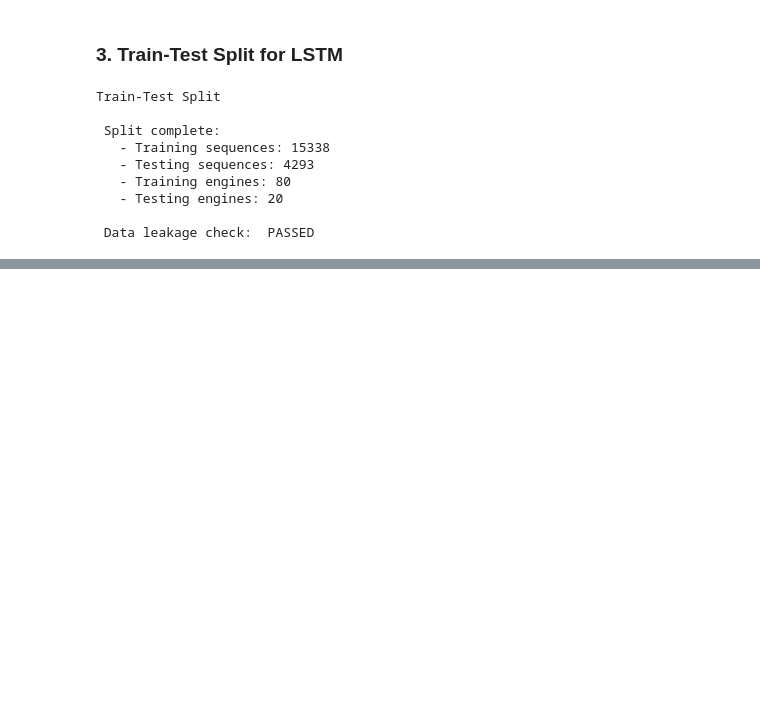
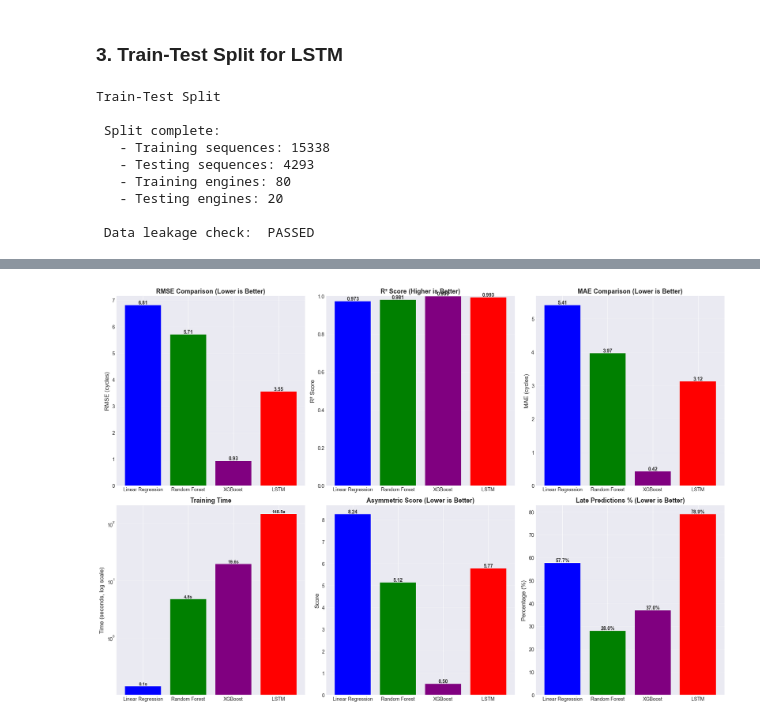
Before and after one commit to kumaraadya/Predictive-Maintenance-for-Industrial-Equipment, a Jupyter notebook: notebooks/04_lstm_and_evaluation.ipynb, the cells around one changed output, grey strips where cells are left out. Drawn from its saved outputs; the diff is of its cells as text; code cells hidden in the pictures; blank space fills up the shorter version.

```diff
--- a/notebooks/04_lstm_and_evaluation.ipynb
+++ b/notebooks/04_lstm_and_evaluation.ipynb
@@ -161,0 +624,69 @@ Train-Test Split
+# %%
+fig, axes = plt.subplots(2, 3, figsize=(18, 12))
+
+bars1 = axes[0, 0].bar(all_results['model'], all_results['rmse'],
+                       color=['blue', 'green', 'purple', 'red'])
+axes[0, 0].set_ylabel('RMSE (cycles)', fontsize=12)
+axes[0, 0].set_title('RMSE Comparison (Lower is Better)', fontsize=13, fontweight='bold')
+axes[0, 0].grid(True, alpha=0.3, axis='y')
+for i, bar in enumerate(bars1):
+    height = bar.get_height()
+    axes[0, 0].text(bar.get_x() + bar.get_width()/2., height,
+                    f'{height:.2f}', ha='center', va='bottom', fontweight='bold')
+
+bars2 = axes[0, 1].bar(all_results['model'], all_results['r2'],
+                       color=['blue', 'green', 'purple', 'red'])
+axes[0, 1].set_ylabel('R² Score', fontsize=12)
+axes[0, 1].set_title('R² Score (Higher is Better)', fontsize=13, fontweight='bold')
+axes[0, 1].set_ylim([0, 1])
+axes[0, 1].grid(True, alpha=0.3, axis='y')
+for i, bar in enumerate(bars2):
+    height = bar.get_height()
+    axes[0, 1].text(bar.get_x() + bar.get_width()/2., height,
+                    f'{height:.3f}', ha='center', va='bottom', fontweight='bold')
+
+bars3 = axes[0, 2].bar(all_results['model'], all_results['mae'],
+                       color=['blue', 'green', 'purple', 'red'])
+axes[0, 2].set_ylabel('MAE (cycles)', fontsize=12)
+axes[0, 2].set_title('MAE Comparison (Lower is Better)', fontsize=13, fontweight='bold')
+axes[0, 2].grid(True, alpha=0.3, axis='y')
+for i, bar in enumerate(bars3):
+    height = bar.get_height()
+    axes[0, 2].text(bar.get_x() + bar.get_width()/2., height,
+                    f'{height:.2f}', ha='center', va='bottom', fontweight='bold')
+
+bars4 = axes[1, 0].bar(all_results['model'], all_results['training_time'],
+                       color=['blue', 'green', 'purple', 'red'])
+axes[1, 0].set_ylabel('Time (seconds, log scale)', fontsize=12)
+axes[1, 0].set_yscale('log')
+axes[1, 0].set_title('Training Time', fontsize=13, fontweight='bold')
+axes[1, 0].grid(True, alpha=0.3, axis='y')
+for i, bar in enumerate(bars4):
+    height = bar.get_height()
+    axes[1, 0].text(bar.get_x() + bar.get_width()/2., height,
+                    f'{height:.1f}s', ha='center', va='bottom', fontweight='bold', fontsize=9)
+
+bars5 = axes[1, 1].bar(all_results['model'], all_results['asymmetric_score'],
+                       color=['blue', 'green', 'purple', 'red'])
+axes[1, 1].set_ylabel('Score', fontsize=12)
+axes[1, 1].set_title('Asymmetric Score (Lower is Better)', fontsize=13, fontweight='bold')
+axes[1, 1].grid(True, alpha=0.3, axis='y')
+for i, bar in enumerate(bars5):
+    height = bar.get_height()
+    axes[1, 1].text(bar.get_x() + bar.get_width()/2., height,
+                    f'{height:.2f}', ha='center', va='bottom', fontweight='bold')
+
+bars6 = axes[1, 2].bar(all_results['model'], all_results['overestimated_pct'],
+                       color=['blue', 'green', 'purple', 'red'])
+axes[1, 2].set_ylabel('Percentage (%)', fontsize=12)
+axes[1, 2].set_title('Late Predictions % (Lower is Better)', fontsize=13, fontweight='bold')
+axes[1, 2].grid(True, alpha=0.3, axis='y')
+for i, bar in enumerate(bars6):
+    height = bar.get_height()
+    axes[1, 2].text(bar.get_x() + bar.get_width()/2., height,
+                    f'{height:.1f}%', ha='center', va='bottom', fontweight='bold')
+
+plt.tight_layout()
+plt.show()
+# %% [output]
+[figure, added]
```
Also changed, not shown: parts of 17 cells of this notebook.
